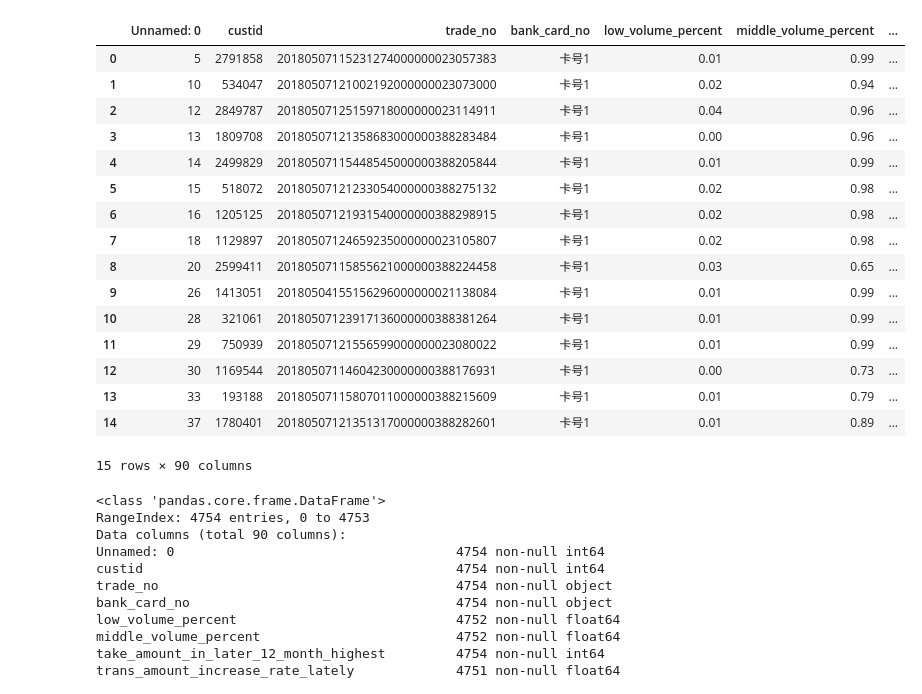
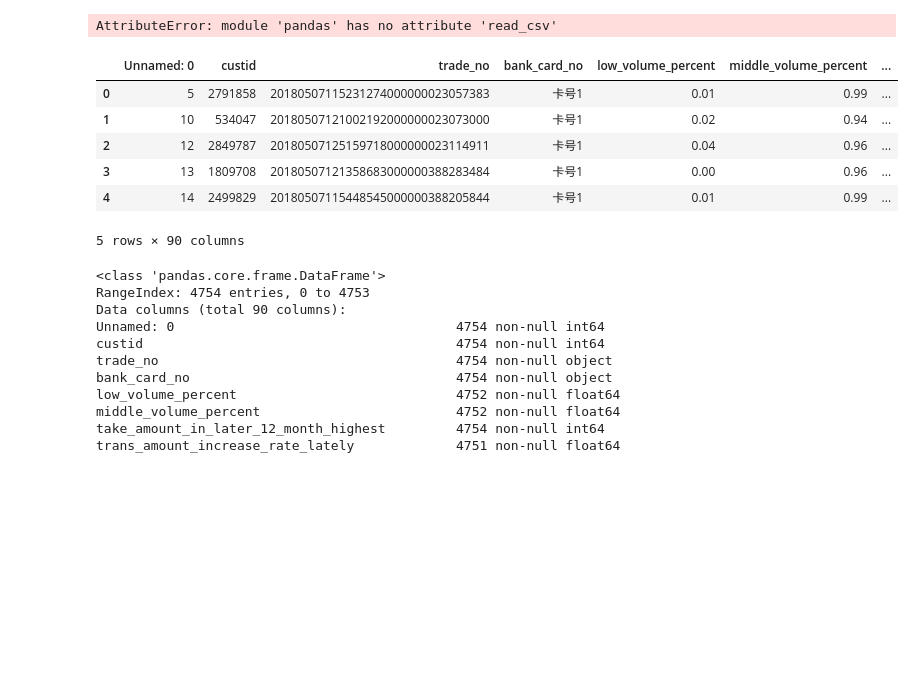
Before and after one commit to shwanliu/DataMining, a Jupyter notebook: task1/task1.ipynb, the cells around one changed output. Cells and saved outputs as stored; diff of their text form; code cells hidden in the pictures; blank space fills up the shorter version.

```diff
--- a/task1/task1.ipynb
+++ b/task1/task1.ipynb
@@ -7,25 +11,17 @@ import pandas as pd
 # %%
-data = pd.read_csv('./data.csv',encoding='gbk')
+data_da = pandas.read_csv('../data.csv',encoding='gbk')
+# %% [output]
+AttributeError: module 'pandas' has no attribute 'read_csv'
 # %%
-data.head(15)
+data.head()
 # %% [output]
 |  | Unnamed: 0 | custid | trade_no | bank_card_no | low_volume_percent | middle_volume_percent | ... |
 | 0 | 5 | 2791858 | 20180507115231274000000023057383 | 卡号1 | 0.01 | 0.99 | ... |
 | 1 | 10 | 534047 | 20180507121002192000000023073000 | 卡号1 | 0.02 | 0.94 | ... |
 | 2 | 12 | 2849787 | 20180507125159718000000023114911 | 卡号1 | 0.04 | 0.96 | ... |
 | 3 | 13 | 1809708 | 20180507121358683000000388283484 | 卡号1 | 0.00 | 0.96 | ... |
 | 4 | 14 | 2499829 | 20180507115448545000000388205844 | 卡号1 | 0.01 | 0.99 | ... |
-| 5 | 15 | 518072 | 20180507121233054000000388275132 | 卡号1 | 0.02 | 0.98 | ... |
-| 6 | 16 | 1205125 | 20180507121931540000000388298915 | 卡号1 | 0.02 | 0.98 | ... |
-| 7 | 18 | 1129897 | 20180507124659235000000023105807 | 卡号1 | 0.02 | 0.98 | ... |
-| 8 | 20 | 2599411 | 20180507115855621000000388224458 | 卡号1 | 0.03 | 0.65 | ... |
-| 9 | 26 | 1413051 | 20180504155156296000000021138084 | 卡号1 | 0.01 | 0.99 | ... |
-| 10 | 28 | 321061 | 20180507123917136000000388381264 | 卡号1 | 0.01 | 0.99 | ... |
-| 11 | 29 | 750939 | 20180507121556599000000023080022 | 卡号1 | 0.01 | 0.99 | ... |
-| 12 | 30 | 1169544 | 20180507114604230000000388176931 | 卡号1 | 0.00 | 0.73 | ... |
-| 13 | 33 | 193188 | 20180507115807011000000388215609 | 卡号1 | 0.01 | 0.79 | ... |
-| 14 | 37 | 1780401 | 20180507121351317000000388282601 | 卡号1 | 0.01 | 0.89 | ... |
-15 rows × 90 columns
+5 rows × 90 columns
 # %%
 # 数据类型的分析
 data.info()
```
Also changed, not shown: parts of 29 cells of this notebook, 6 other files.
